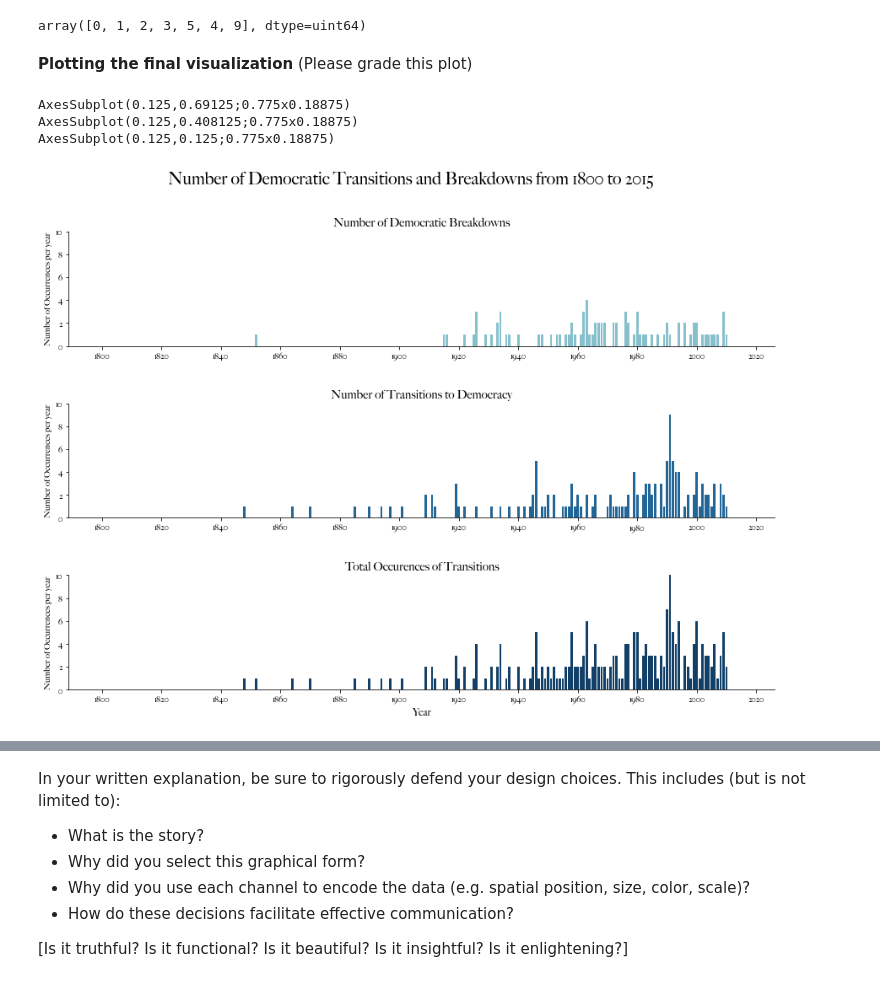
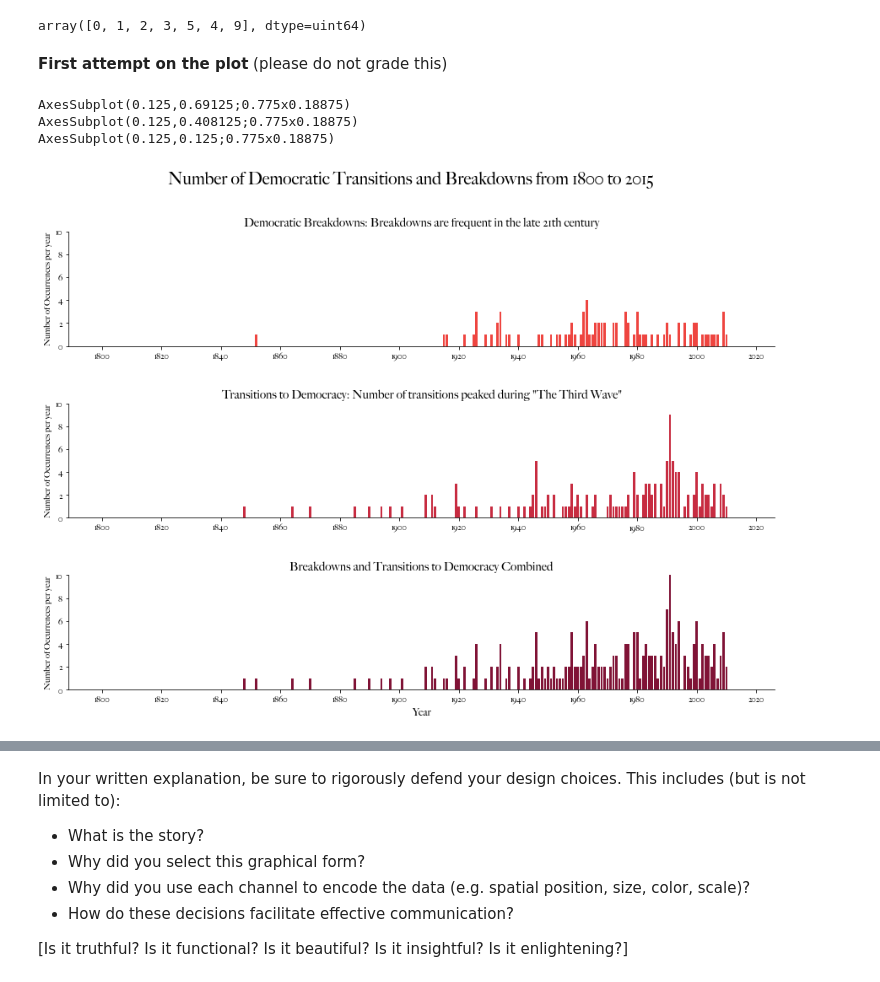
Before and after one commit to sanittawan/hw03-1, a Jupyter notebook: Tan_Sanittawan_hw03_part2.ipynb, the cells around one changed output, grey strips where cells are left out. Drawn from its saved outputs; the diff is of its cells as text; code cells hidden in the pictures.

```diff
--- a/Tan_Sanittawan_hw03_part2.ipynb
+++ b/Tan_Sanittawan_hw03_part2.ipynb
@@ -121,8 +121,8 @@ num_to_dem_year = bmr_trans_final.groupby(['year'])['num_todem'].sum()
 num_to_dem_year.unique()
 # %% [output]
 array([0, 1, 2, 3, 5, 4, 9], dtype=uint64)
-# %% [markdown]
-**Plotting the final visualization** (Please grade this plot)
+# %% [markdown]
+**First attempt on the plot** (please do not grade this)
 # %%
 from matplotlib.ticker import AutoLocator
 from matplotlib.ticker import MaxNLocator
@@ -132,37 +132,37 @@ from matplotlib.ticker import FixedLocator
 fig, axes = plt.subplots(nrows=3, ncols=1, figsize=(15, 10))
 fig.subplots_adjust(hspace=0.5)
 fig.suptitle('Number of Democratic Transitions and Breakdowns from 1800 to 2015',
              fontsize=20, fontname='Big Caslon')
 
 data_list = [num_breakdowns_year, num_to_dem_year, total_trans]
-subtitles = ['Number of Democratic Breakdowns',
-             'Number of Transitions to Democracy',
-             'Total Occurences of Transitions']
-colors = ['#87c0cd', '#226597', '#113f67']
-# colors = ['#ee4540', '#c72c41', '#801336']
+subtitles = ['Democratic Breakdowns: Breakdowns are frequent in the late 21th century',
+             'Transitions to Democracy: Number of transitions peaked during "The Third Wave"',
+             'Breakdowns and Transitions to Democracy Combined']
+#colors = ['#87c0cd', '#226597', '#113f67']
+colors = ['#ee4540', '#c72c41', '#801336']
 i = 0
 
 for ax, data, st, c in zip(axes.flatten(), data_list, subtitles, colors):
     i += 1
     print(ax)
     ax.set(ylim=(0, 10))
     ax.bar(data.index, data.values, color=c)
     ax.xaxis.set_major_locator(MaxNLocator(15))
     ax.set_title(st, fontname='Big Caslon', fontsize=14)
     if i == 3:
         ax.set_xlabel('Year', fontname='Big Caslon', fontsize=12)
     ax.set_ylabel('Number of Occurrences per year', fontname='Big Caslon', fontsize=10)
     sns.despine()
 
     for tick in ax.get_xticklabels():
         tick.set_fontname('Big Caslon')
     for tick in ax.get_yticklabels():
         tick.set_fontname('Big Caslon')
 
-plt.savefig('transitions.png', dpi=300, bbox_inches='tight')
+#plt.savefig('transitions.png', dpi=300, bbox_inches='tight')
 plt.show()
 # %% [output]
 AxesSubplot(0.125,0.69125;0.775x0.18875)
 AxesSubplot(0.125,0.408125;0.775x0.18875)
 AxesSubplot(0.125,0.125;0.775x0.18875)
-[figure, old version]
+[figure, new version]
```
Also changed, not shown: parts of 3 cells of this notebook, 1 other file.
